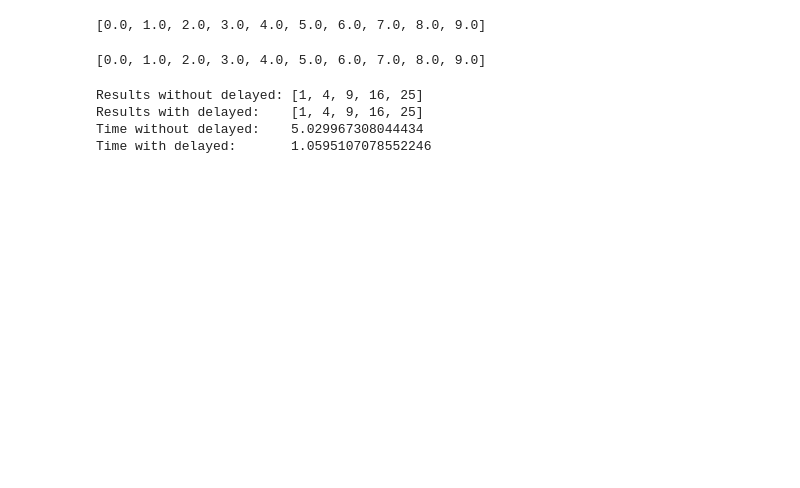
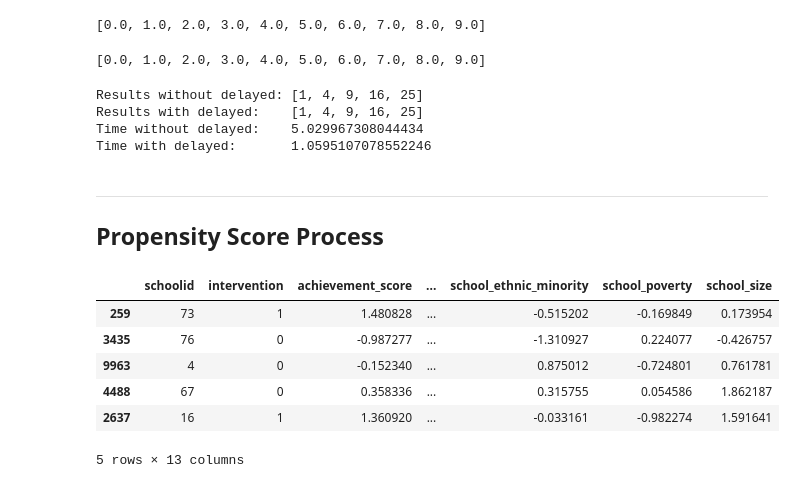
Before and after one commit to orionstar1987/python-causality-handbook, a Jupyter notebook: causal-inference-for-the-brave-and-true/00.Useful-Scripts.ipynb, the cells around one changed output. Cells and saved outputs as stored; diff of their text form; code cells hidden in the pictures; blank space fills up the shorter version.

```diff
--- a/causal-inference-for-the-brave-and-true/00.Useful-Scripts.ipynb
+++ b/causal-inference-for-the-brave-and-true/00.Useful-Scripts.ipynb
@@ -60,3 +62,18 @@ Results without delayed: [1, 4, 9, 16, 25]
 Results with delayed:    [1, 4, 9, 16, 25]
 Time without delayed:    5.029967308044434
 Time with delayed:       1.0595107078552246
+# %% [markdown]
+---
+
+## Propensity Score Process
+# %%
+data = pd.read_csv("./data/learning_mindset.csv")
+data.sample(5, random_state = 5) ## show 5 randm samples
+# %% [output]
+|  | schoolid | intervention | achievement_score | ... | school_ethnic_minority | school_poverty | school_size |
+| 259 | 73 | 1 | 1.480828 | ... | -0.515202 | -0.169849 | 0.173954 |
+| 3435 | 76 | 0 | -0.987277 | ... | -1.310927 | 0.224077 | -0.426757 |
+| 9963 | 4 | 0 | -0.152340 | ... | 0.875012 | -0.724801 | 0.761781 |
+| 4488 | 67 | 0 | 0.358336 | ... | 0.315755 | 0.054586 | 1.862187 |
+| 2637 | 16 | 1 | 1.360920 | ... | -0.033161 | -0.982274 | 1.591641 |
+5 rows × 13 columns
```
Also changed, not shown: parts of 23 cells of this notebook.
